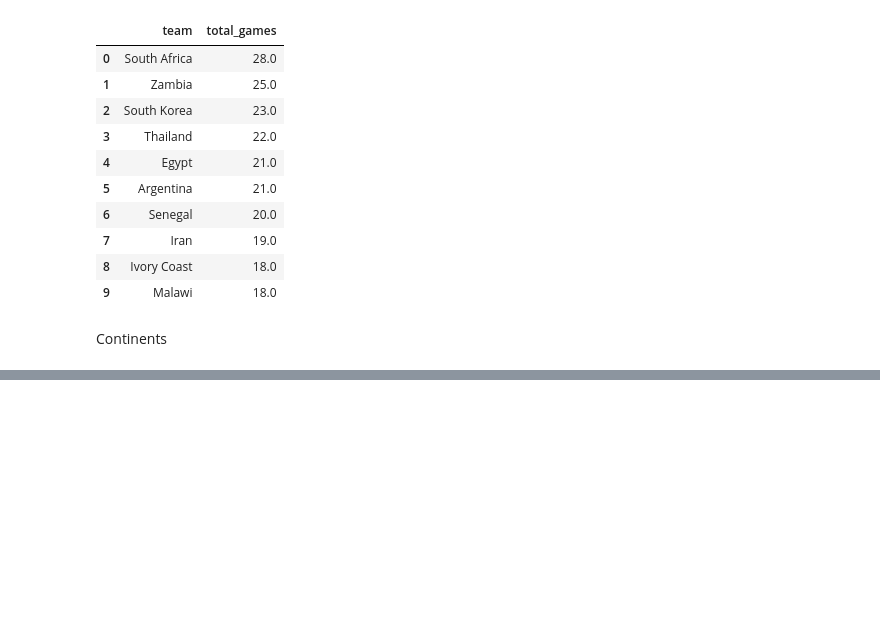
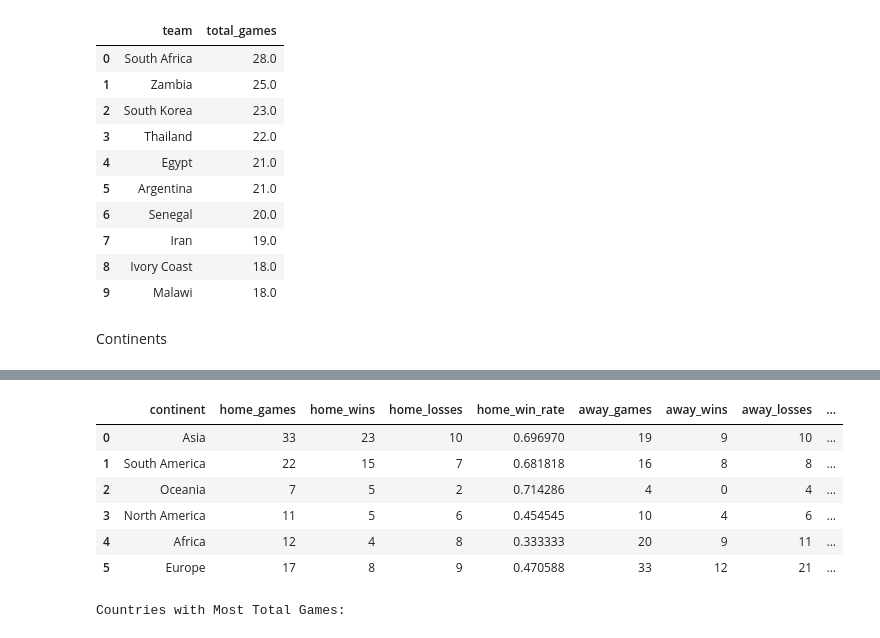
Before and after one commit to NiklasSeitherDHBW/Fussballergebnisse, a Jupyter notebook: Kontinente_Länder_Carlo.ipynb, the cells around one changed output, grey strips where cells are left out. Drawn from its saved outputs; the diff is of its cells as text; code cells hidden in the pictures; blank space fills up the shorter version.

```diff
--- a/Kontinente_Länder_Carlo.ipynb
+++ b/Kontinente_Länder_Carlo.ipynb
@@ -269,7 +269,7 @@ df_shootouts['winning_continent'] = winner_to_continent
 # %%
 df_results_distinct_continent = df_results[df_results['home_continent'] != df_results['away_continent']]
 # %%
-df_shootouts_distinct_continents = df_shootouts[df_shootouts["home_continent"] == df_shootouts["away_continent"]]
+df_shootouts_distinct_continents = df_shootouts[df_shootouts["home_continent"] != df_shootouts["away_continent"]]
 # %% [markdown]
 Analysis
 # %% [markdown]
@@ -619,55 +634,53 @@ print(total_stats)
 # %%
+
+
 # Function to calculate win rates handling zero division
 def calculate_win_rate(wins, games):
-    if games == 0 | wins == 0:
+    if games == 0:
         return 0
     else:
         return wins / games
 
 # Calculate statistics for home games
-home_stats = df_results_distinct_continent.groupby('home_continent').agg(
+home_stats = df_shootouts_distinct_continents.groupby('home_continent').agg(
     home_games=('home_continent', 'size'),
-    home_wins=('winning_continent', lambda x: (x == df_results_distinct_continent.loc[x.index, 'home_continent']).sum()),
-    home_losses=('winning_continent', lambda x: (x != df_results_distinct_continent.loc[x.index, 'home_continent']).sum())
-)
+    home_wins=('winning_continent', lambda x: (x == df_shootouts_distinct_continents.loc[x.index, 'home_continent']).sum()),
+    home_losses=('winning_continent', lambda x: (x != df_shootouts_distinct_continents.loc[x.index, 'home_continent']).sum())
+).reset_index()
 home_stats['home_win_rate'] = home_stats.apply(lambda row: calculate_win_rate(row['home_wins'], row['home_games']), axis=1)
+home_stats.rename(columns={'home_continent': 'continent'}, inplace=True)
 
 # Calculate statistics for away games
-away_stats = df_results_distinct_continent.groupby('away_continent').agg(
+away_stats = df_shootouts_distinct_continents.groupby('away_continent').agg(
     away_games=('away_continent', 'size'),
-    away_wins=('winning_continent', lambda x: (x == df_results_distinct_continent.loc[x.index, 'away_continent']).sum()),
-    away_losses=('winning_continent', lambda x: (x != df_results_distinct_continent.loc[x.index, 'away_continent']).sum())
-)
+    away_wins=('winning_continent', lambda x: (x == df_shootouts_distinct_continents.loc[x.index, 'away_continent']).sum()),
+    away_losses=('winning_continent', lambda x: (x != df_shootouts_distinct_continents.loc[x.index, 'away_continent']).sum())
+).reset_index()
 away_stats['away_win_rate'] = away_stats.apply(lambda row: calculate_win_rate(row['away_wins'], row['away_games']), axis=1)
+away_stats.rename(columns={'away_continent': 'continent'}, inplace=True)
 
-# Combine home and away statistics to get total statistics
-total_stats = pd.concat([
-    home_stats.rename(columns={
-        'home_games': 'total_games',
-        'home_wins': 'total_wins',
-        'home_losses': 'total_losses',
-        'home_win_rate': 'total_win_rate'
-    }),
-    away_stats.rename(columns={
-        'away_games': 'total_games',
-        'away_wins': 'total_wins',
-        'away_losses': 'total_losses',
-        'away_win_rate': 'total_win_rate'
-    })
-]).groupby(level=0).sum()
+# Merge home and away statistics
+total_stats = pd.merge(home_stats, away_stats, on='continent', how='outer').fillna(0)
 
-# Sorting each dataframe by win rate in descending order
-home_stats = home_stats.astype({'home_win_rate': float}).sort_values(by='home_win_rate', ascending=False).head(10).reset_index()
-away_stats = away_stats.astype({'away_win_rate': float}).sort_values(by='away_win_rate', ascending=False).head(10).reset_index()
-total_stats = total_stats.astype({'total_win_rate': float}).sort_values(by='total_win_rate', ascending=False).head(10).reset_index()
+# Calculate total statistics
+total_stats['total_games'] = total_stats['home_games'] + total_stats['away_games']
+total_stats['total_wins'] = total_stats['home_wins'] + total_stats['away_wins']
+total_stats['total_losses'] = total_stats['home_losses'] + total_stats['away_losses']
+total_stats['total_win_rate'] = total_stats.apply(lambda row: calculate_win_rate(row['total_wins'], row['total_games']), axis=1)
 
-# Displaying the results in separate tables
-print("Home Game Statistics:")
-print(home_stats[['home_continent', 'home_games', 'home_wins', 'home_losses', 'home_win_rate']])
+# Sort by total win rate and total games in descending order
+sorted_total_stats = total_stats.sort_values(by=['total_win_rate', 'total_games'], ascending=[False, False]).reset_index(drop=True)
+sorted_total_stats = sorted_total_stats.head(10)
+# DataFrame sorted by total games in descending order
+most_games_stats = total_stats.sort_values(by='total_games', ascending=False).reset_index(drop=True)
+most_games_stats = most_games_stats.head(10)
+# Display the sorted DataFrame by win rate
+print("Sorted by Total Win Rate and Total Games:")
+display(sorted_total_stats[['continent', 'home_games', 'home_wins', 'home_losses', 'home_win_rate',
+                            'away_games', 'away_wins', 'away_losses', 'away_win_rate',
+                            'total_games', 'total_wins', 'total_losses', 'total_win_rate']])
 
-print("\nAway Game Statistics:")
-print(away_stats[['away_continent', 'away_games', 'away_wins', 'away_losses', 'away_win_rate']])
-
-print("\nTotal Statistics:")
-print(total_stats[['total_games', 'total_wins', 'total_losses', 'total_win_rate']])
+# Display the DataFrame with the most total games
+print("\nCountries with Most Total Games:")
+display(most_games_stats[['continent', 'total_games']])
 # %% [output]
@@ -690,0 +688,8 @@ Away Game Statistics:
+|  | continent | home_games | home_wins | home_losses | home_win_rate | away_games | away_wins | away_losses | ... |
+| 0 | Asia | 33 | 23 | 10 | 0.696970 | 19 | 9 | 10 | ... |
+| 1 | South America | 22 | 15 | 7 | 0.681818 | 16 | 8 | 8 | ... |
+| 2 | Oceania | 7 | 5 | 2 | 0.714286 | 4 | 0 | 4 | ... |
+| 3 | North America | 11 | 5 | 6 | 0.454545 | 10 | 4 | 6 | ... |
+| 4 | Africa | 12 | 4 | 8 | 0.333333 | 20 | 9 | 11 | ... |
+| 5 | Europe | 17 | 8 | 9 | 0.470588 | 33 | 12 | 21 | ... |
+Countries with Most Total Games:
```
Also changed, not shown: parts of 7 cells of this notebook.
